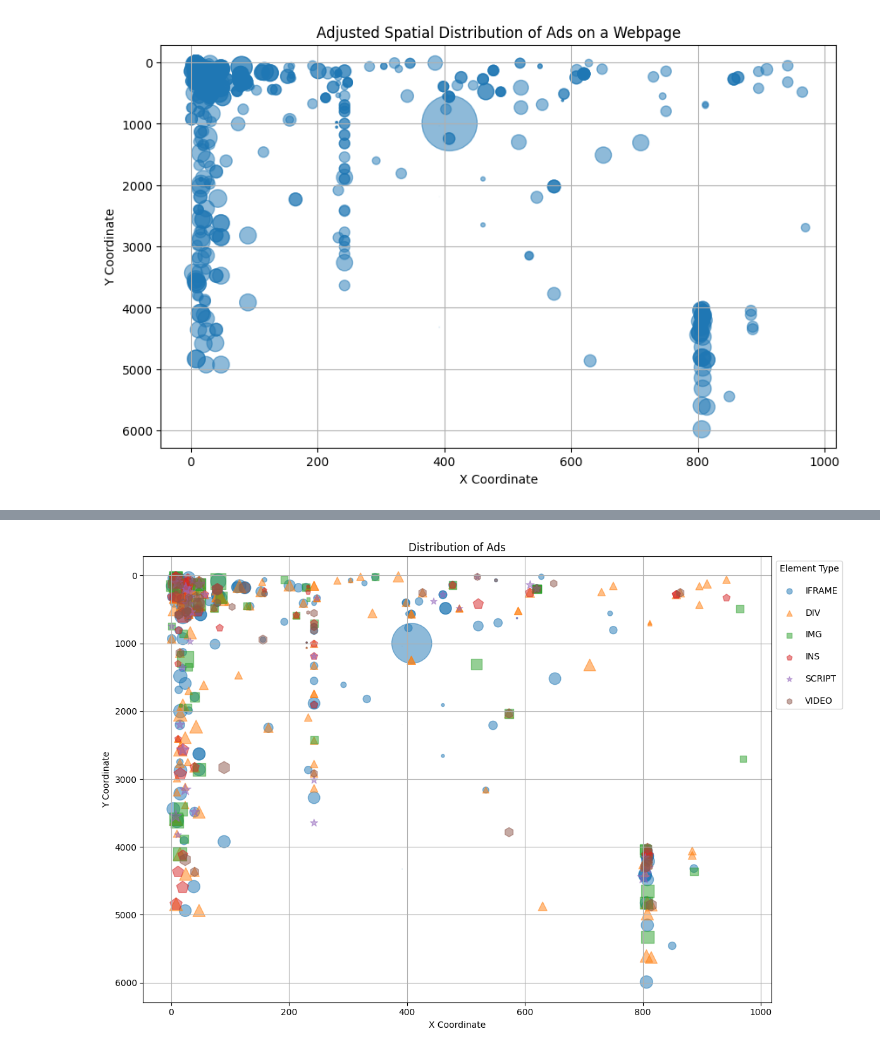
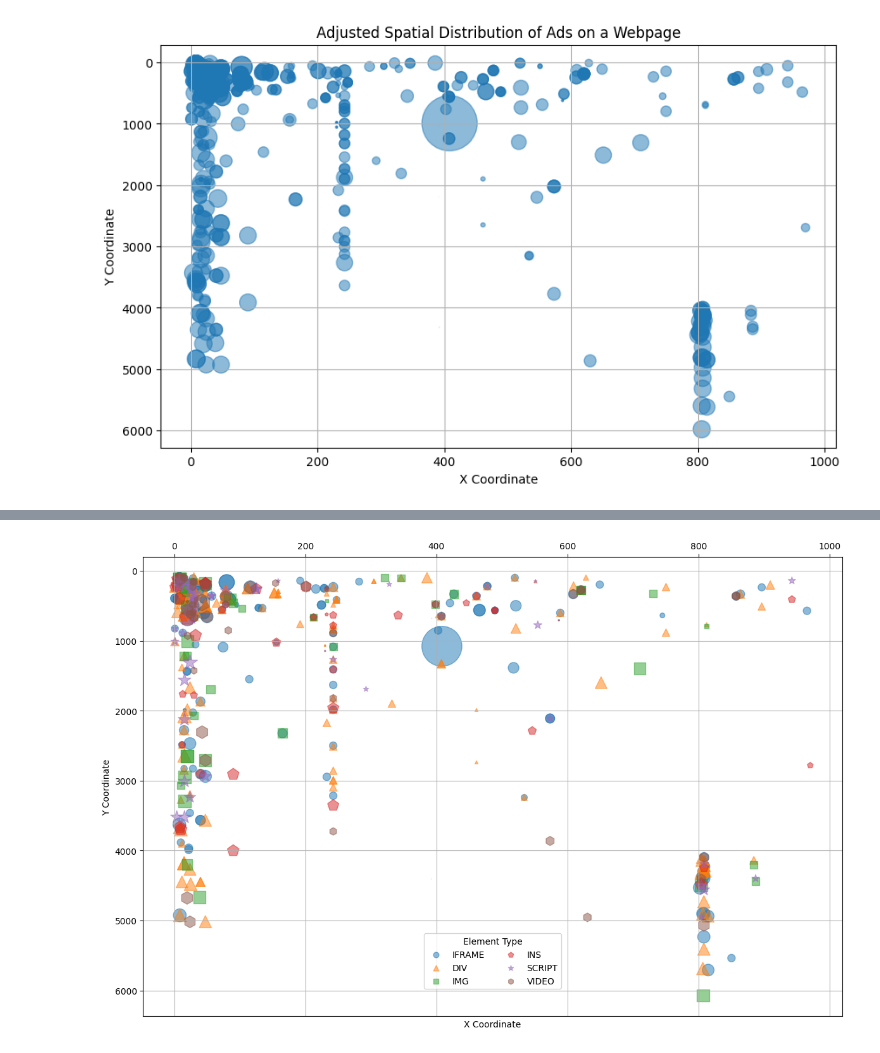
Before and after one commit to Kaleemullahqasim/AdFlow, a Jupyter notebook: v0.2/visual.ipynb, the cells around one changed output, grey strips where cells are left out. Cells and saved outputs as stored; diff of their text form; code cells hidden in the pictures.

```diff
--- a/v0.2/visual.ipynb
+++ b/v0.2/visual.ipynb
@@ -201,26 +209,27 @@ plt.show()
 # %%
 # Plot with the legend outside the graph and uniform legend marker sizes
 
 plt.figure(figsize=(12, 8))
 for element, marker in markers.items():
     x_coords = [ad['x'] for ad in adjusted_data if ad['element_type'] == element]
     y_coords = [ad['y'] for ad in adjusted_data if ad['element_type'] == element]
     sizes = [(ad['width'] * ad['height']) * 0.001 for ad in adjusted_data if ad['element_type'] == element]
     scatter = plt.scatter(x_coords, y_coords, s=sizes, alpha=0.5, label=element, marker=marker)
 
 plt.gca().invert_yaxis()
+plt.gca().xaxis.tick_top()
 plt.xlabel("X Coordinate")
 plt.ylabel("Y Coordinate")
-plt.title("Distribution of Ads")
+# plt.title("Distribution of Ads")
 plt.grid(True)
 
 # Adjust the legend to be outside the plot, with uniform marker sizes
-legend = plt.legend(title='Element Type', loc='upper left', bbox_to_anchor=(1, 1), labelspacing=1.5)
+legend = plt.legend(title='Element Type', loc='lower center', bbox_to_anchor=(0.5, 0.05), ncol=2)
 for handle in legend.legendHandles:
-    scatter = handle
-    scatter.set_sizes([40.0])
+    handle.set_sizes([40.0])
+
 
 plt.tight_layout()  # Adjust layout to make room for legend outside the plot
 plt.show()
 # %% [output]
-[figure, old version]
+[figure, new version]
```
Also changed, not shown: parts of 7 cells of this notebook.
